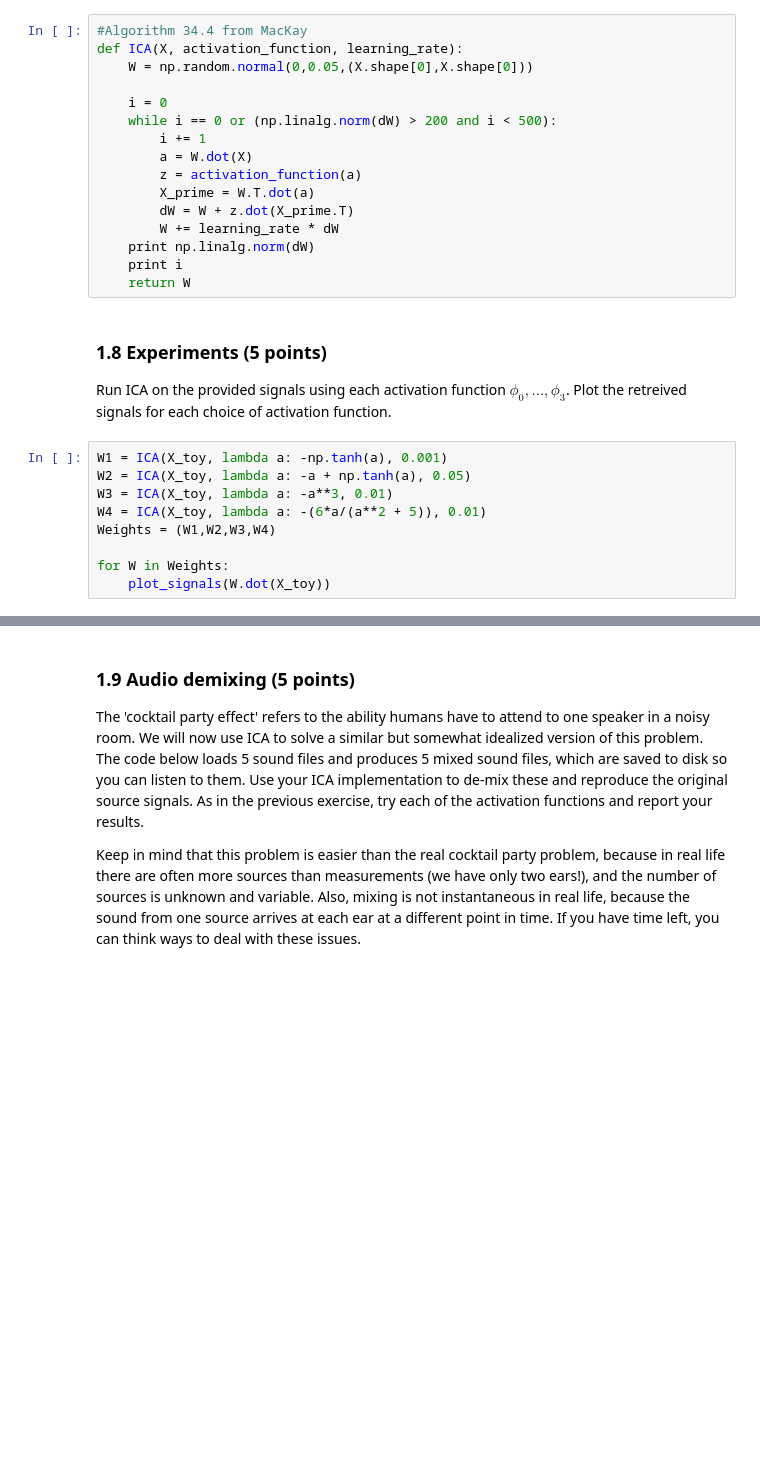
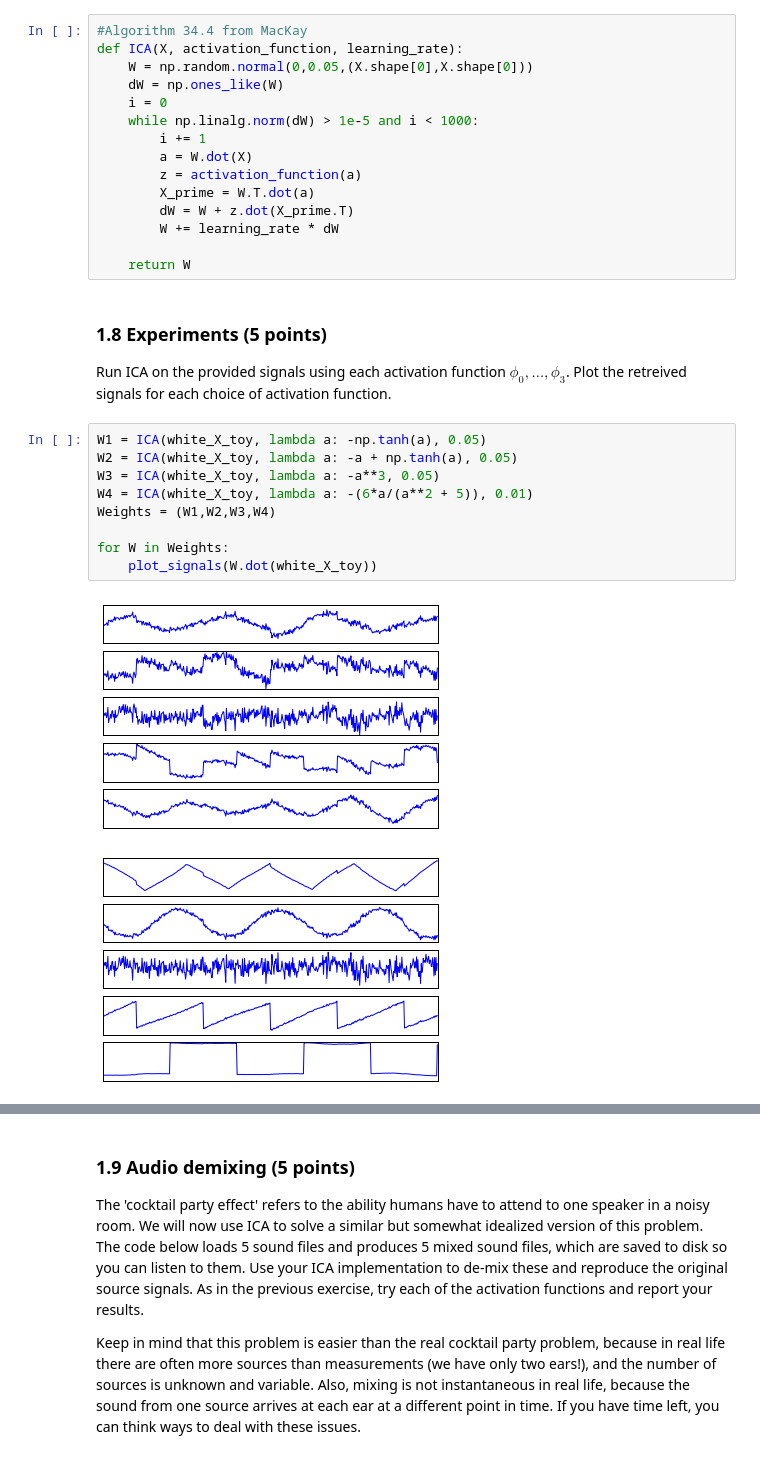
Before and after one commit to afcarl/ML2, a Jupyter notebook: lab1/lab1.ipynb, the cells around one changed output, grey strips where cells are left out. Cells and saved outputs as stored; diff of their text form; blank space fills up the shorter version.

Commit message:
add whiten, still doesn't work on audio files

```diff
--- a/lab1/lab1.ipynb
+++ b/lab1/lab1.ipynb
@@ -202,27 +216,29 @@ Implement the covariant ICA algorithm as described in MacKay. Write a function `
 #Algorithm 34.4 from MacKay
 def ICA(X, activation_function, learning_rate):
     W = np.random.normal(0,0.05,(X.shape[0],X.shape[0]))
-
+    dW = np.ones_like(W)
     i = 0
-    while i == 0 or (np.linalg.norm(dW) > 200 and i < 500):
+    while np.linalg.norm(dW) > 1e-5 and i < 1000:
         i += 1
         a = W.dot(X)
         z = activation_function(a)
         X_prime = W.T.dot(a)
         dW = W + z.dot(X_prime.T)
         W += learning_rate * dW
-    print np.linalg.norm(dW)
-    print i
+
     return W
 # %% [markdown]
 ### 1.8 Experiments  (5 points)
 Run ICA on the provided signals using each activation function $\phi_0, \ldots, \phi_3$. Plot the retreived signals for each choice of activation function.
 # %%
-W1 = ICA(X_toy, lambda a: -np.tanh(a), 0.001)
-W2 = ICA(X_toy, lambda a: -a + np.tanh(a), 0.05)
-W3 = ICA(X_toy, lambda a: -a**3, 0.01)
-W4 = ICA(X_toy, lambda a: -(6*a/(a**2 + 5)), 0.01)
+W1 = ICA(white_X_toy, lambda a: -np.tanh(a), 0.05)
+W2 = ICA(white_X_toy, lambda a: -a + np.tanh(a), 0.05)
+W3 = ICA(white_X_toy, lambda a: -a**3, 0.05)
+W4 = ICA(white_X_toy, lambda a: -(6*a/(a**2 + 5)), 0.01)
 Weights = (W1,W2,W3,W4)
 
 for W in Weights:
-    plot_signals(W.dot(X_toy))
+    plot_signals(W.dot(white_X_toy))
+# %% [output]
+[figure, added]
+[figure, added]
```
Also changed, not shown: parts of 11 cells of this notebook.
